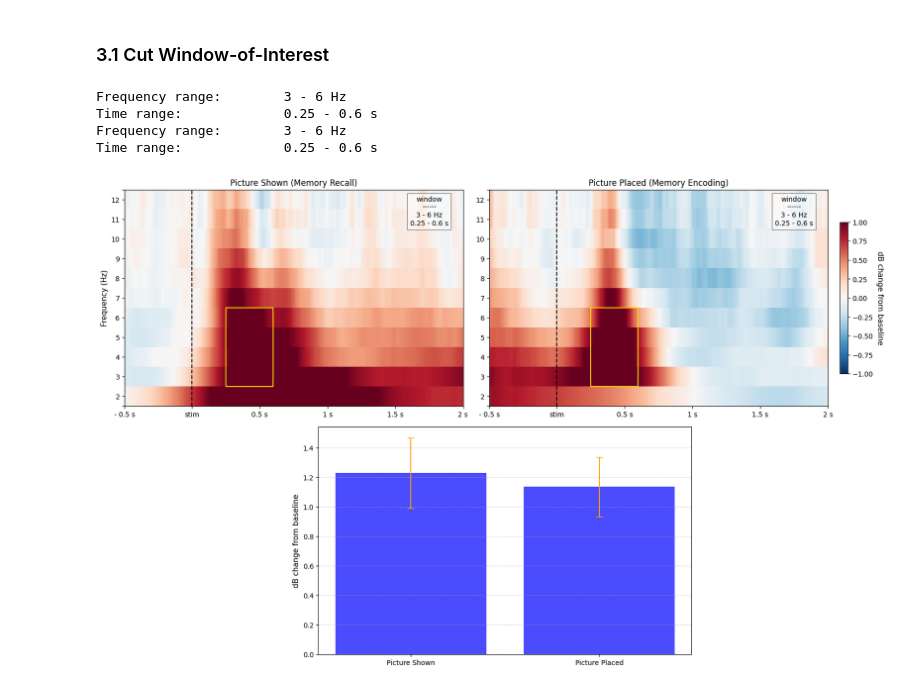
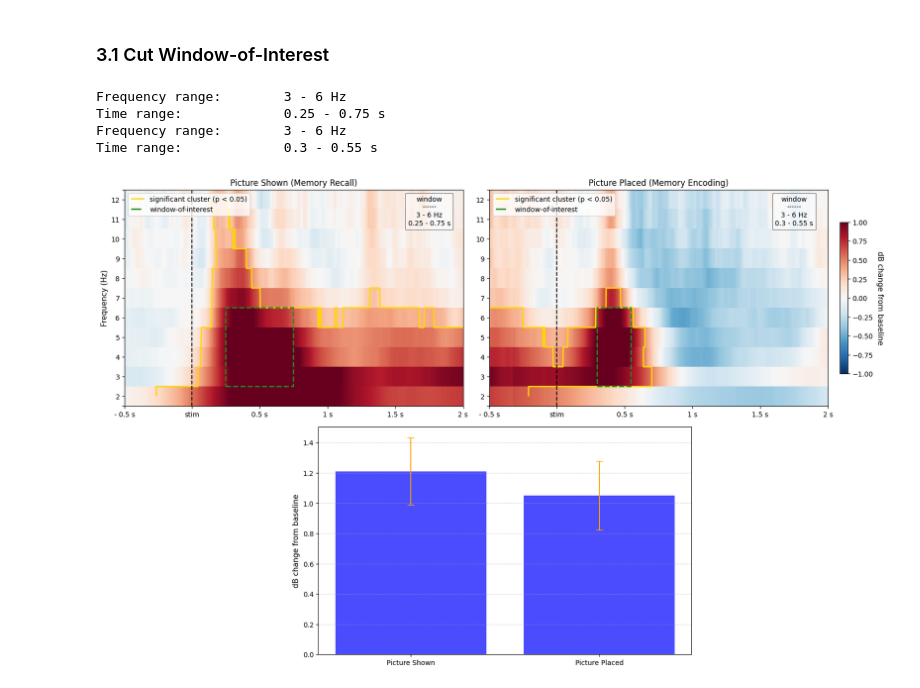
Before and after one commit to faering/master-project, a Jupyter notebook: Q1 - theta during memory recall and memory encoding.ipynb, the cells around one changed output. Drawn from its saved outputs; the diff is of its cells as text; code cells hidden in the pictures.

Commit message:
new window-of-interest

```diff
--- a/Q1 - theta during memory recall and memory encoding.ipynb
+++ b/Q1 - theta during memory recall and memory encoding.ipynb
@@ -33,6 +33,9 @@ import neuropsy.statistics as npsystat
 path_data                   = '/mnt/c/Users/matti/OneDrive/Education/SDC/MasterThesis/master-project/data/preprocessed'
 path_results                = f'/mnt/c/Users/matti/OneDrive/Education/SDC/MasterThesis/master-project/results/Research Question 1/Time-frequency Power Analysis'
 subject_ids                 = npsy.utils.get_subject_ids_from_path(path_data)
+
+postfix_load                = 'preprocessed'
+postfix_save                = 'q1'
 
 # analysis parameters
 stimulus_list               = ['Picture Shown', 'Picture Placed']
@@ -1219,13 +1232,14 @@ def barplot_annotate_brackets(ax, num1, num2, data, center, height, yerr=None, d
     ax.text(*mid, text, **kwargs)
 
 
-def compute_standard_error(tfr_data_subs_avg, subject_ids, stimulus_onset, freq_start, freq_end, time_start, time_end):
+def compute_standard_error(tfr_data_subs_avg, subject_ids, stimulus_onset, fs, freq_start, freq_end, time_start, time_end):
     """compute_standard_error Computes the standard error for each condition across subjects.
 
     Args:
         tfr_data_subs_avg (dict): A dictionary containing the time-frequency power data for all subjects.
         subject_ids (list): A list of all subjects.
         stimulus_onset (int): The stimulus onset time in time points.
+        fs (int): The sampling frequency in Hz.
         freq_start (float): The start frequency of the range to cut the time-frequency power data.
         freq_end (float): The end frequency of the range to cut the time-frequency power data.
         time_start (float): The start time of the range to cut the time-frequency power data.
@@ -1239,16 +1253,16 @@ def compute_standard_error(tfr_data_subs_avg, subject_ids, stimulus_onset, freq_
         # cut time-frequency power data for each subject and average flattened array
         # check if tfr_data_subs_avg is array
         if isinstance(tfr_data_subs_avg, np.ndarray):
-            tfr_data_window_avg, _, _, _, _ = cut_tfr_data(tfr_data_subs_avg[i], stimulus_onset, freq_start, freq_end, time_start, time_end)
+            tfr_data_window_avg, _, _, _, _ = cut_tfr_data(tfr_data_subs_avg[i], stimulus_onset, fs, freq_start, freq_end, time_start, time_end)
         else:
-            tfr_data_window_avg, _, _, _, _ = cut_tfr_data(tfr_data_subs_avg[sub_id], stimulus_onset, freq_start, freq_end, time_start, time_end)
+            tfr_data_window_avg, _, _, _, _ = cut_tfr_data(tfr_data_subs_avg[sub_id], stimulus_onset, fs, freq_start, freq_end, time_start, time_end)
         means.append(tfr_data_window_avg)
     # compute standard error
     stderror = np.std(means, axis=0) / np.sqrt(len(means))
     return stderror
 
 
-def get_all_subjects_cut_data(tfr_data_subjects_avg, subject_ids, condition, stimulus_onset, freq_start, freq_end, time_start, time_end):
+def get_all_subjects_cut_data(tfr_data_subjects_avg, subject_ids, condition, stimulus_onset, fs, freq_start, freq_end, time_start, time_end):
     """get_all_subjects_cut_data Get time-frequency power data for all subjects individually in a condition.
 
     Args:
@@ -1256,6 +1270,7 @@ def get_all_subjects_cut_data(tfr_data_subjects_avg, subject_ids, condition, sti
         subject_ids (list): A list of subject ids to get the time-frequency power data for.
         condition (str): The condition to get the time-frequency power data for.
         stimulus_onset (int): The stimulus onset time in time points.
+        fs (int): The sampling frequency in Hz.
         freq_start (float): The start frequency of the range to cut the time-frequency power data.
         freq_end (float): The end frequency of the range to cut the time-frequency power data.
         time_start (float): The start time of the range to cut the time-frequency power data.
@@ -1268,7 +1283,7 @@ def get_all_subjects_cut_data(tfr_data_subjects_avg, subject_ids, condition, sti
 
     for sub_id in subject_ids:
         # cut time-frequency power data for each subject and average flattened array
-        tfr_data_cut_subs[sub_id], _, _, _, _ = cut_tfr_data(tfr_data_subjects_avg[condition][sub_id], stimulus_onset, freq_start, freq_end, time_start, time_end)
+        tfr_data_cut_subs[sub_id], _, _, _, _ = cut_tfr_data(tfr_data_subjects_avg[condition][sub_id], stimulus_onset, fs, freq_start, freq_end, time_start, time_end)
 
     return tfr_data_cut_subs
 
@@ -1332,10 +1347,10 @@ bool_save           = True
 #   - time_start, time_end: time range to cut data from
 # picture shown
 freq_start_picshown, freq_end_picshown    = 3, 6      # frequency range to cut (in Hz)
-time_start_picshown, time_end_picshown    = 0.25, 0.6   # time range to cut (in seconds)
+time_start_picshown, time_end_picshown    = 0.25, 0.75   # time range to cut (in seconds)
 # picture placed
 freq_start_picplace, freq_end_picplace    = 3, 6      # frequency range to cut (in Hz)
-time_start_picplace, time_end_picplace    = 0.25, 0.6   # time range to cut (in seconds)
+time_start_picplace, time_end_picplace    = 0.3, 0.55   # time range to cut (in seconds)
 
 # list of frequency and time ranges
 freq_ranges = [(freq_start_picshown, freq_end_picshown), (freq_start_picplace, freq_end_picplace)]
@@ -1345,9 +1360,33 @@ time_ranges = [(time_start_picshown, time_end_picshown), (time_start_picplace, t
 individ_cbars       = False
 fs                  = 512
 stimulus_onset      = 255
-# add 11 colors in a list to pass to scatter plot for each subject [REMOVE]
-# subject_colors      = ['blue', 'green', 'red', 'purple', 'orange', 'brown', 'pink', 'gray', 'olive', 'cyan', 'black']
 
+################# GET PERMUTATION CLUSTER MASKS #################
+# load permutation statistics to get cluster mask
+cluster_masks = {s: None for s in stimulus_list}
+for stimulus in stimulus_list:
+    fname_statistics = f"2.2 {stimulus}_stat_permutation_stimulus_vs_baseline.pkl"
+    with open(f"{path_results}/data/{fname_statistics}", 'rb') as f:
+        statistics = pickle.load(f)
+    # get statistics
+    T_obs               = statistics['T_obs']
+    clusters            = statistics['clusters']
+    cluster_p_values    = statistics['cluster_p_values']
+    # create cluster mask based on p-values
+    cluster_mask = np.full_like(T_obs, np.nan)
+    for cid, (c, p_val) in enumerate(zip(clusters, cluster_p_values)):
+        if p_val <= alpha:
+            cluster_mask[c] = T_obs[c]
+        else:
+            pass
+    # get clusters indexes (flattened shape)
+    idx = np.where(np.isnan(cluster_mask) == False)
+    # binary mask
+    tfr_plot_mask                   = np.zeros_like(T_obs)
+    tfr_plot_mask[idx[0], idx[1]]   = 1
+    cluster_masks[stimulus] = tfr_plot_mask
+
+################# PLOT #################
 # initialize figure
 fig = plt.figure(figsize=(16, 10), layout="constrained")
 subfigs = fig.subfigures(nrows=2, ncols=1)
@@ -1377,7 +1416,7 @@ for i, (stimulus, (freq_start, freq_end), (time_start, time_end)) in enumerate(z
     tfr_data_window_total[stimulus], freq_start_idx, freq_end_idx, time_start_idx, time_end_idx = cut_tfr_data(tfr_data_total, stimulus_onset, fs, freq_start, freq_end, time_start, time_end)
 
     # compute standard error
-    stderror[stimulus] = compute_standard_error(tfr_data_subjects, subject_ids, stimulus_onset, freq_start, freq_end, time_start, time_end)
+    stderror[stimulus] = compute_standard_error(tfr_data_subjects, subject_ids, stimulus_onset, fs, freq_start, freq_end, time_start, time_end)
 
     # create a binary mask to draw contour around the window-of-interest
     mask = np.zeros_like(tfr_data_total)
@@ -1394,12 +1433,22 @@ for i, (stimulus, (freq_start, freq_end), (time_start, time_end)) in enumerate(z
         cmap='RdBu_r',
         interpolation='none'
         )
-    axs0[i].contour(
-        mask,
+    # plot contour around significant permutation cluster
+    cs1 = axs0[i].contour(
+        cluster_masks[stimulus],
         colors='gold',
         levels=[0.5],
         extent=[timepoints[0], timepoints[-1], frequencies[0], frequencies[-1]],
         linewidths=2
+        )
+    # plot contour around window-of-interest
+    cs2 = axs0[i].contour(
+        mask,
+        colors='forestgreen',
+        levels=[0.5],
+        extent=[timepoints[0], timepoints[-1], frequencies[0], frequencies[-1]],
+        linewidths=2,
+        linestyles='dashed'
         )
     title = f'{stimulus}' + ' (Memory Recall)' if stimulus == 'Picture Shown' else f'{stimulus}' + ' (Memory Encoding)'
     axs0[i].set_title(title, fontsize=12)
@@ -1409,6 +1458,9 @@ for i, (stimulus, (freq_start, freq_end), (time_start, time_end)) in enumerate(z
     axs0[i].axvline(x=stimulus_onset, color='black', linestyle='--', linewidth=1.5)
     text = f"window\n------\n{freq_start} - {freq_end} Hz\n{time_start} - {time_end} s"
     axs0[i].text(0.9, 0.9, text, fontsize=10, ha='center', va='center', transform=axs0[i].transAxes, color='black', bbox=dict(facecolor='white', alpha=0.5))
+    h1, _ = cs1.legend_elements()
+    h2, _ = cs2.legend_elements()
+    axs0[i].legend([h1[0], h2[0]], ['significant cluster (p < 0.05)', 'window-of-interest'], loc='upper left', fontsize=10)
 
     # add individual colorbars for plots in figure
     if individ_cbars:
@@ -1424,33 +1476,33 @@ if not individ_cbars:
 se          = [stderror[s] for s in stimulus_list]
 bars        = stimulus_list
 heights     = [tfr_data_window_total[s] for s in stimulus_list]
 
 # 1st plot only bar and error
 axs1[0].bar(
     bars,
     heights,
     yerr=se,
     capsize=5,
     color='blue',
     ecolor='orange',
     alpha=0.7)
 axs1[0].set_ylabel("dB change from baseline", fontsize=11)
 axs1[0].grid(axis='y', linestyle='--', alpha=0.5)
 
 
 # save figure
 if bool_save:
     fig.savefig(f"{path_results}/3.1 window-of-interest.png", dpi=300, bbox_inches='tight')
 plt.show()
 
 # save window-of-interest data for both stimulus
 if bool_save:
     for stimulus in stimulus_list:
         with open(f"{path_results}/data/3.1 {stimulus}_window___{freq_start}-{freq_end}_Hz___{time_start}-{time_end}_s___.pkl", 'wb') as f:
             pickle.dump(tfr_data_window_total[stimulus], f)
 # %% [output]
 Frequency range:        3 - 6 Hz
-Time range:             0.25 - 0.6 s
+Time range:             0.25 - 0.75 s
 Frequency range:        3 - 6 Hz
-Time range:             0.25 - 0.6 s
+Time range:             0.3 - 0.55 s
-[figure, old version]
+[figure, new version]
```
Also changed, not shown: parts of 7 cells of this notebook.
